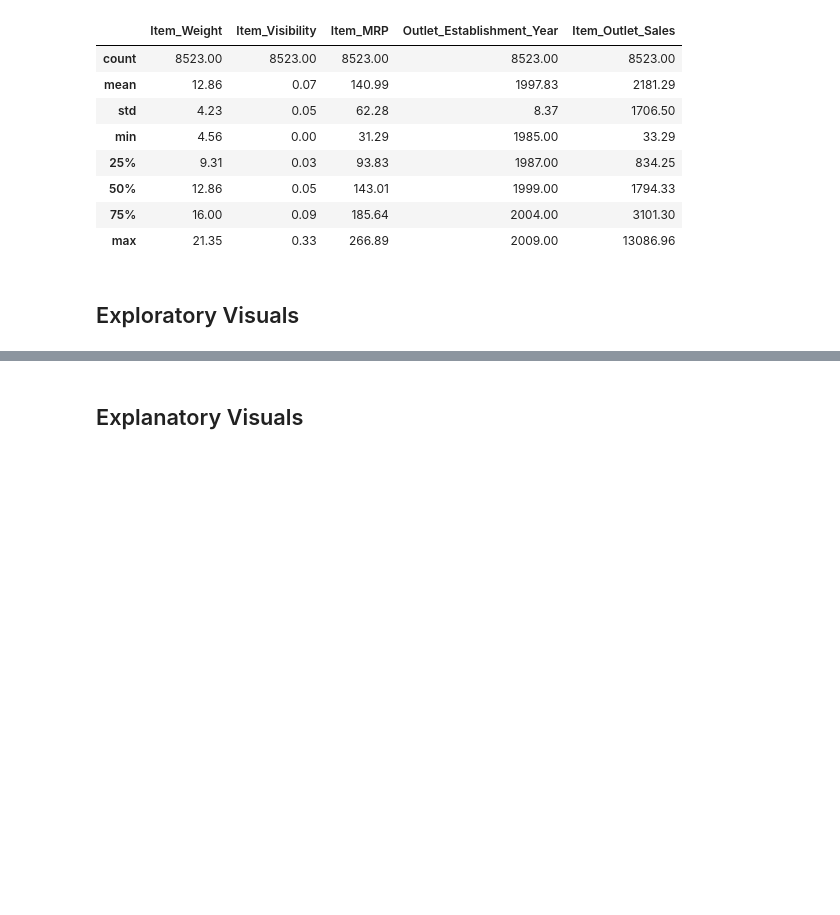
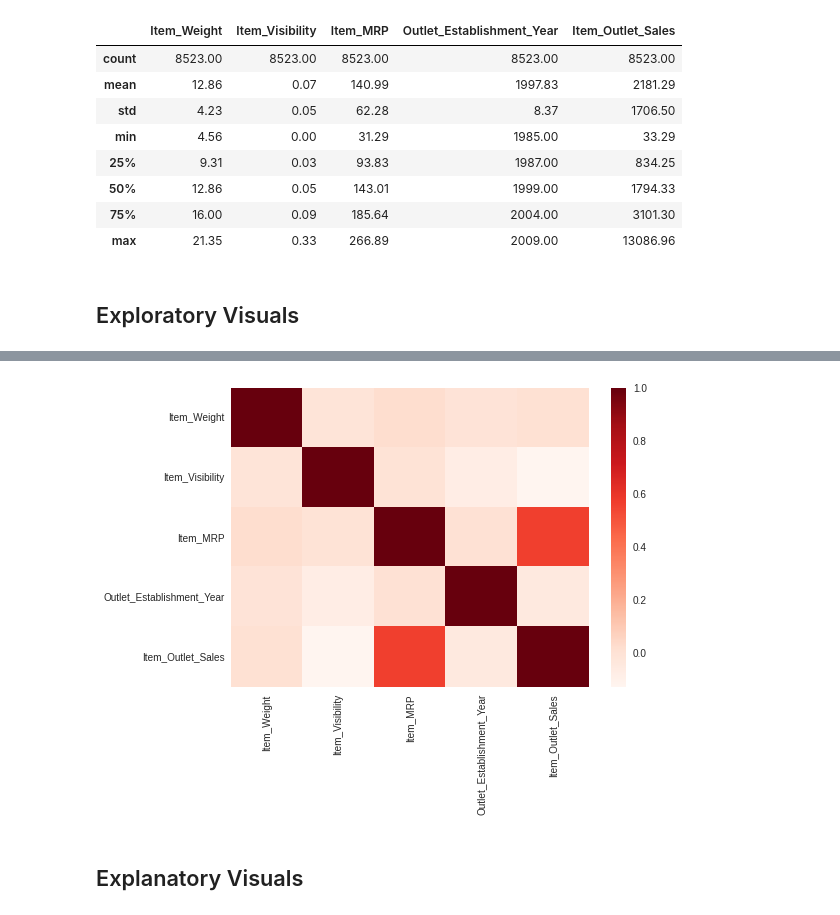
Before and after one commit to cipalisoc/Predictive-Modeling-Sales-Projections, a Jupyter notebook: CodingDojo_Project_1.ipynb, the cells around one changed output, grey strips where cells are left out. Saved outputs shown, nothing was run; the diff lists cells and outputs as text; code cells hidden in the pictures; blank space fills up the shorter version.

```diff
--- a/CodingDojo_Project_1.ipynb
+++ b/CodingDojo_Project_1.ipynb
@@ -175,2 +243,8 @@ data_frame.describe().round(2)
+# %%
+# Heatmap showing correlation of Columns
+corr = data_frame.corr()
+sns.heatmap(corr , cmap = 'Reds');
+# %% [output]
+[figure, added]
 # %% [markdown]
 ## Explanatory Visuals
```
Also changed, not shown: parts of 9 cells of this notebook.
